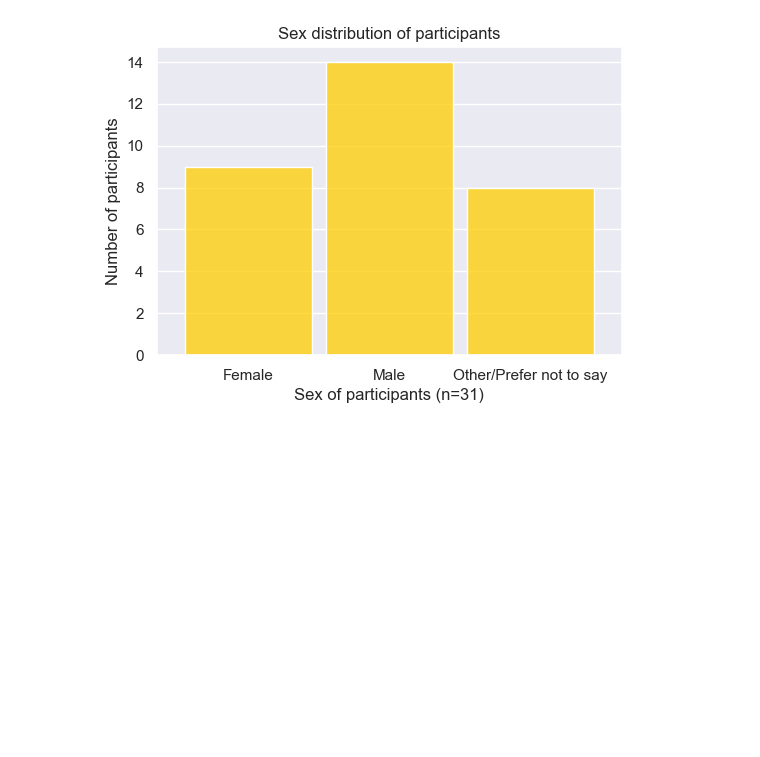
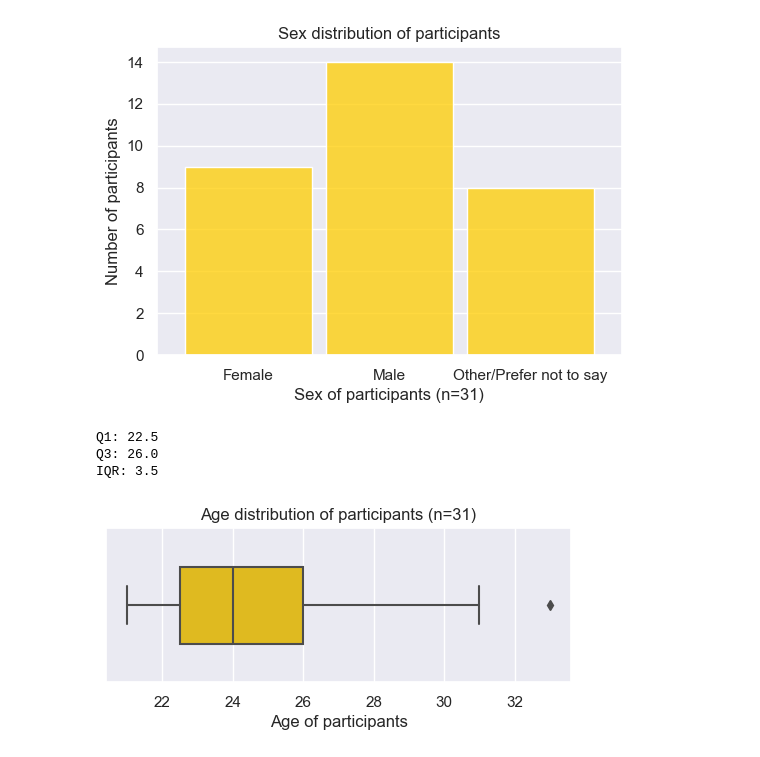
Before and after one commit to Denbergvanthijs/MethodsInAIResearch, a Jupyter notebook: data_analysis.ipynb, the cells around one changed output. Saved outputs shown, nothing was run; the diff lists cells and outputs as text; code cells hidden in the pictures; blank space fills up the shorter version.

Commit message:
Added boxplot for age

```diff
--- a/data_analysis.ipynb
+++ b/data_analysis.ipynb
@@ -271,3 +271,43 @@ plt.show()
 # %% [output]
 The PostScript backend does not support transparency; partially transparent artists will be rendered opaque.
 [figure]
+# %%
+# Plot the age distribution
+fig, ax = plt.subplots(figsize=(6, 2))
+
+# Only show one half of the violin plot
+df_survey["placeholder"] = ""
+# sns.violinplot(data=df_survey, x="age", ax=ax, color="#FFCD00", split=True,
+#                inner="quartile", hue=True, hue_order=[True, False], y="placeholder", cut=0)
+
+
+sns.boxplot(data=df_survey, x="age", ax=ax, color="#FFCD00", width=0.5)
+
+# Move boxplot to the front
+# ax.collections[0].set_facecolor("#C00A35")
+# ax.collections[0].set_zorder(0.9)
+# ax.legend_.remove()
+
+# Get IQR
+q1 = df_survey["age"].quantile(0.25)
+q3 = df_survey["age"].quantile(0.75)
+iqr = q3 - q1
+
+print(f"Q1: {q1}")
+print(f"Q3: {q3}")
+print(f"IQR: {iqr}")
+
+
+# Add missing ticks
+# plt.xlim(20, 36)
+
+plt.title("Age distribution of participants (n=31)")
+plt.xlabel("Age of participants")
+
+plt.savefig("./images/age_distribution_box.eps", format="eps", bbox_inches="tight", dpi=300)
+plt.show()
+# %% [output]
+Q1: 22.5
+Q3: 26.0
+IQR: 3.5
+[figure, added]
```
Also changed, not shown: parts of 1 cell of this notebook, 4 other files.
